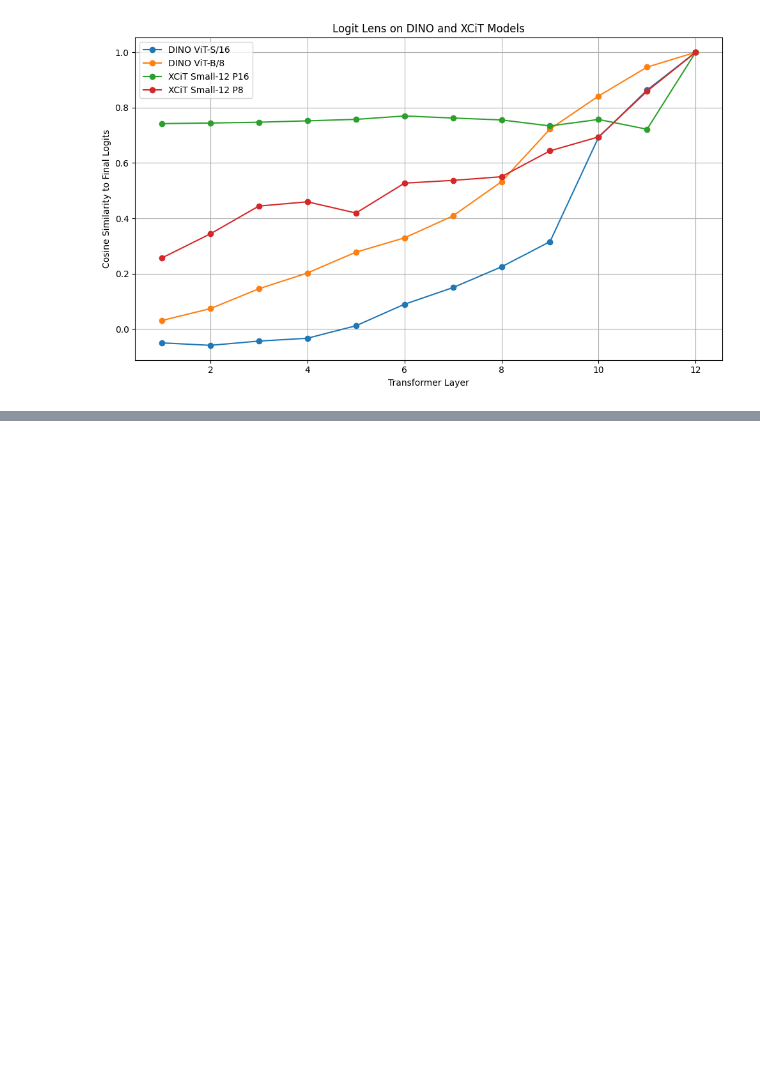
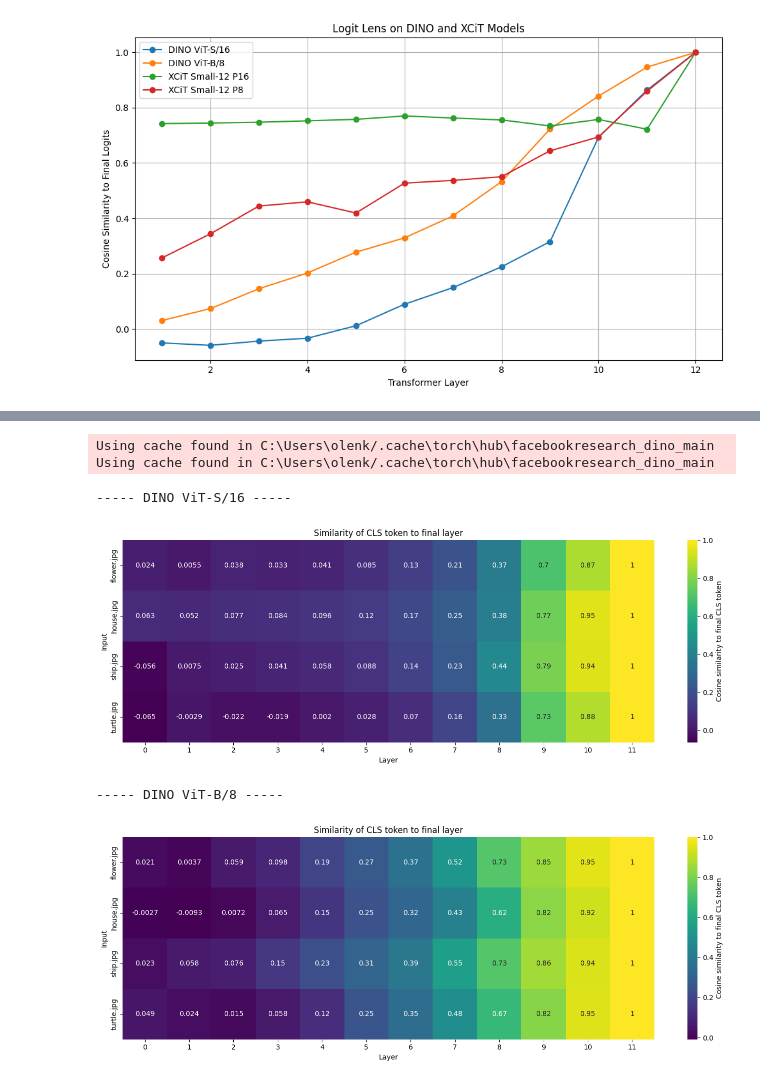
Before and after one commit to kwiatkowskaa/VisualLogitLens, a Jupyter notebook: notebooks/dino_logit_lens_vit_analysis.ipynb, the cells around one changed output, grey strips where cells are left out. Drawn from its saved outputs; the diff is of its cells as text; code cells hidden in the pictures; blank space fills up the shorter version.

Commit message:
dino logit lens desc

```diff
--- a/notebooks/dino_logit_lens_vit_analysis.ipynb
+++ b/notebooks/dino_logit_lens_vit_analysis.ipynb
@@ -203,0 +207,23 @@ Using cache found in C:\Users\olenk/.cache\torch\hub\facebookresearch_xcit_main
+# %%
+models = {
+        "DINO ViT-S/16": torch.hub.load('facebookresearch/dino:main', 'dino_vits16'),
+        "DINO ViT-B/8": torch.hub.load('facebookresearch/dino:main', 'dino_vitb8'),
+    }
+
+for model in models.values():
+        model.eval()
+
+folder_path = "../photos"
+inputs, image_names = load_images_from_folder(folder_path)
+
+for model_name, model in models.items():
+        print(f"\n----- {model_name} -----")
+        similarities = compute_logit_lens_similarities(model, inputs)
+        plot_similarity_heatmap(similarities, image_labels=image_names)
+# %% [output]
+Using cache found in C:\Users\olenk/.cache\torch\hub\facebookresearch_dino_main
+Using cache found in C:\Users\olenk/.cache\torch\hub\facebookresearch_dino_main
+----- DINO ViT-S/16 -----
+[figure, added]
+----- DINO ViT-B/8 -----
+[figure, added]
```
Also changed, not shown: parts of 6 cells of this notebook, 5 other files.
